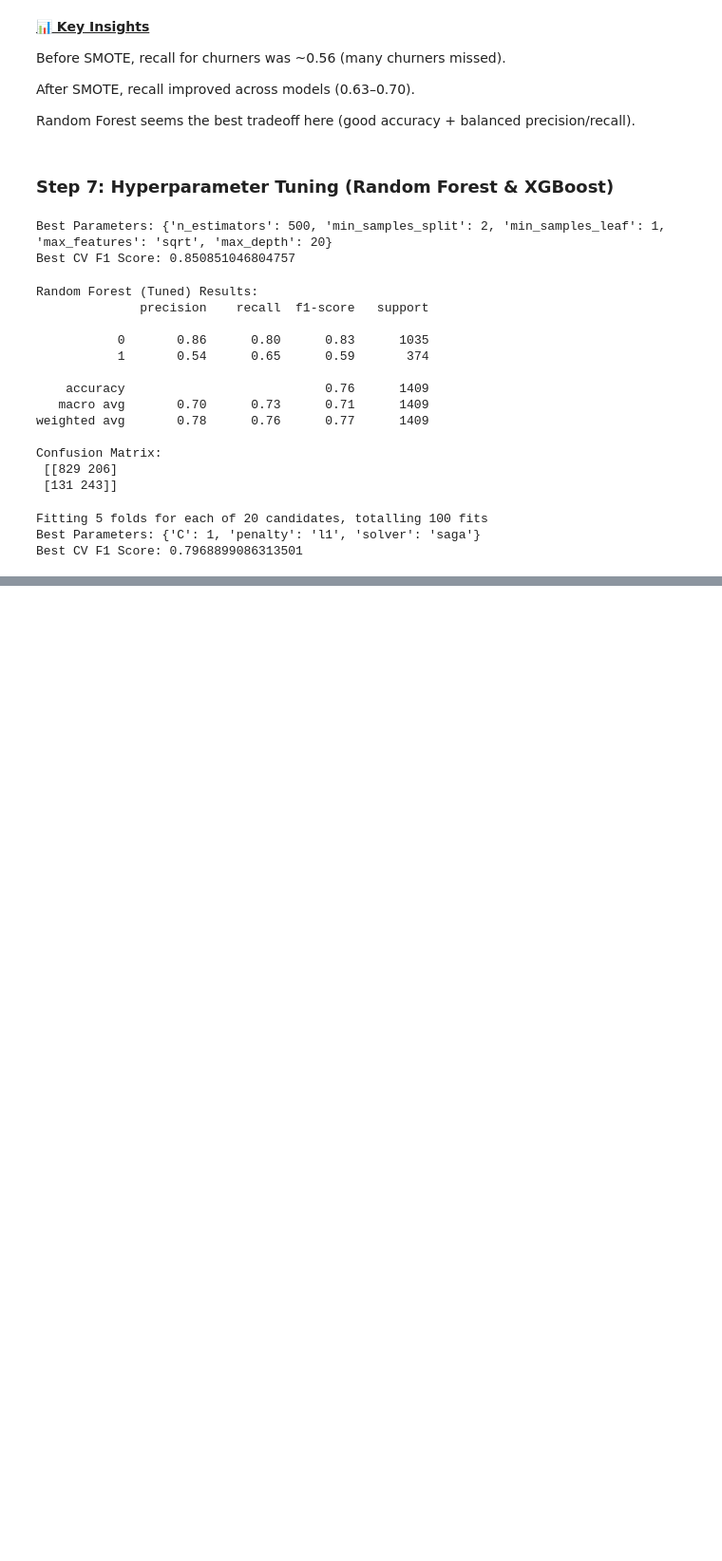
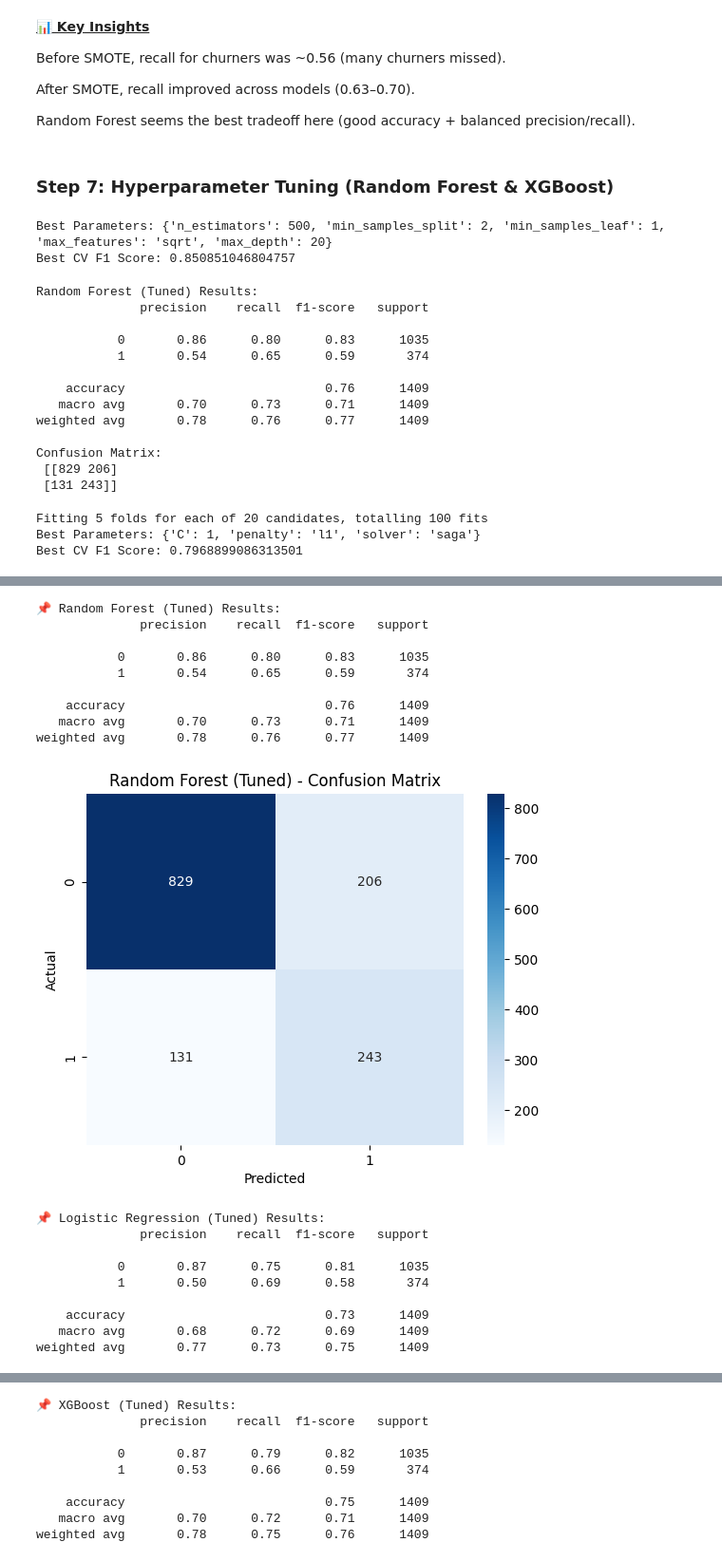
Before and after one commit to RohanDsouza123/DS-Projects, a Jupyter notebook: DS_Project_3.ipynb, the cells around one changed output, grey strips where cells are left out. Shown at 95% size. Saved outputs shown, nothing was run; the diff lists cells and outputs as text; code cells hidden in the pictures; blank space fills up the shorter version.

```diff
--- a/DS_Project_3.ipynb
+++ b/DS_Project_3.ipynb
@@ -440,0 +448,70 @@ print("Best CV F1 Score:", grid_xgb.best_score_)
+# %%
+from sklearn.metrics import classification_report, confusion_matrix, accuracy_score, f1_score
+import matplotlib.pyplot as plt
+import seaborn as sns
+
+# Assign tuned models properly
+best_rf = rf_random.best_estimator_
+best_lr = grid_log.best_estimator_
+best_xgb = grid_xgb.best_estimator_
+
+# --- Evaluate All Tuned Models ---
+
+models = {
+    "Random Forest (Tuned)": best_rf,
+    "Logistic Regression (Tuned)": best_lr,
+    "XGBoost (Tuned)": best_xgb
+}
+
+results = {}
+
+for name, model in models.items():
+    print(f"\n📌 {name} Results:")
+    y_pred = model.predict(X_test)
+
+    # Metrics
+    acc = accuracy_score(y_test, y_pred)
+    f1 = f1_score(y_test, y_pred)
+    results[name] = {"Accuracy": acc, "F1 Score": f1}
+
+    # Detailed report
+    print(classification_report(y_test, y_pred))
+
+    # Confusion Matrix
+    cm = confusion_matrix(y_test, y_pred)
+    sns.heatmap(cm, annot=True, fmt="d", cmap="Blues", xticklabels=[0,1], yticklabels=[0,1])
+    plt.title(f"{name} - Confusion Matrix")
+    plt.xlabel("Predicted")
+    plt.ylabel("Actual")
+    plt.show()
+
+# --- Compare Models in a Bar Chart ---
+metrics = ["Accuracy", "F1 Score"]
+
+for metric in metrics:
+    plt.figure(figsize=(7,5))
+    plt.bar(results.keys(), [results[m][metric] for m in results], color=['skyblue','lightgreen','salmon'])
+    plt.title(f"Model Comparison - {metric}")
+    plt.ylabel(metric)
+    plt.ylim(0,1)
+    plt.show()
+# %% [output]
+📌 Random Forest (Tuned) Results:
+              precision    recall  f1-score   support
+
+           0       0.86      0.80      0.83      1035
+           1       0.54      0.65      0.59       374
+
+    accuracy                           0.76      1409
+   macro avg       0.70      0.73      0.71      1409
+weighted avg       0.78      0.76      0.77      1409
+[figure, added]
+📌 Logistic Regression (Tuned) Results:
+              precision    recall  f1-score   support
+
+           0       0.87      0.75      0.81      1035
+           1       0.50      0.69      0.58       374
+
+    accuracy                           0.73      1409
+   macro avg       0.68      0.72      0.69      1409
+weighted avg       0.77      0.73      0.75      1409
@@ -440,0 +519,9 @@ print("Best CV F1 Score:", grid_xgb.best_score_)
+📌 XGBoost (Tuned) Results:
+              precision    recall  f1-score   support
+
+           0       0.87      0.79      0.82      1035
+           1       0.53      0.66      0.59       374
+
+    accuracy                           0.75      1409
+   macro avg       0.70      0.72      0.71      1409
+weighted avg       0.78      0.75      0.76      1409
```
Also changed, not shown: parts of 9 cells of this notebook.
